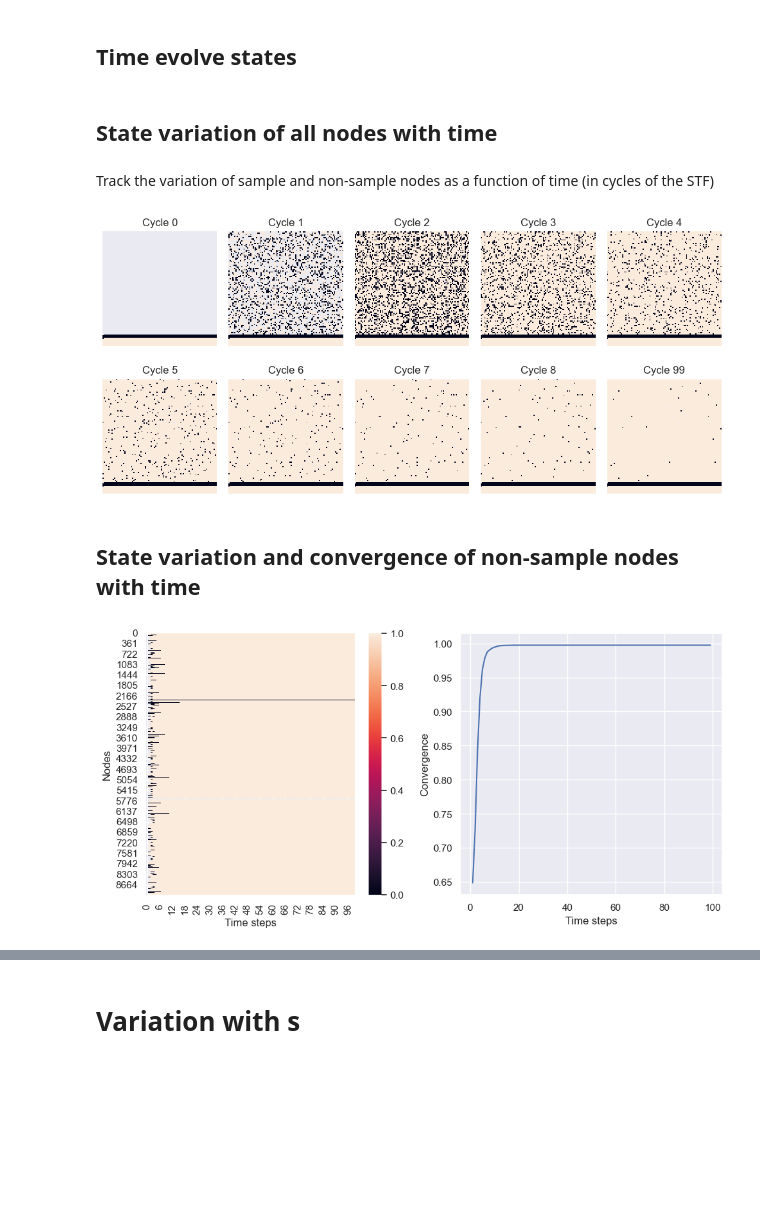
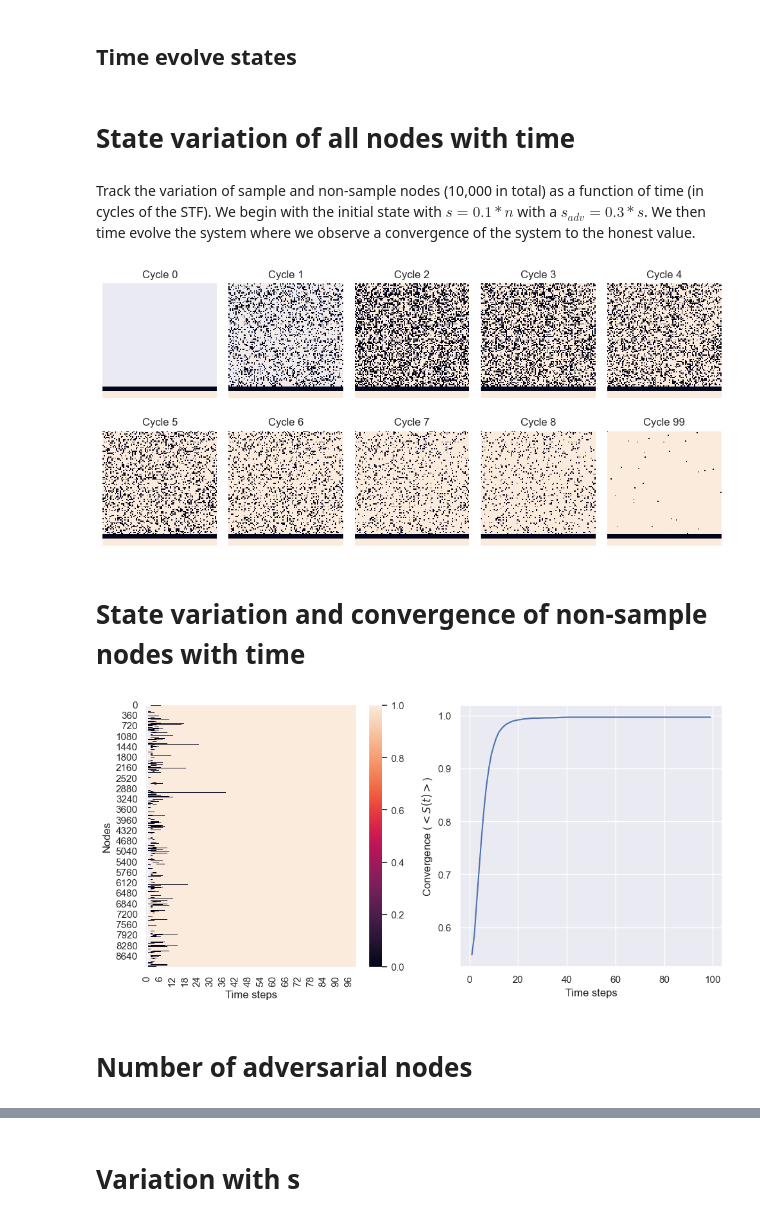
Before and after one commit to dineshpinto/synchronous-gossip-protocol, a Jupyter notebook: synchronous_gossip.ipynb, the cells around one changed output, grey strips where cells are left out. Drawn from its saved outputs; the diff is of its cells as text; code cells hidden in the pictures; blank space fills up the shorter version.

```diff
--- a/synchronous_gossip.ipynb
+++ b/synchronous_gossip.ipynb
@@ -34,8 +56,8 @@ Text(0, 0.5, '$Pr(s_{adv} = k)$')
 # %%
 total_nodes = 10000
 frac_sample = 0.1
-frac_honest_sample = 0.7
-frac_adversarial_sample = 0.3
+frac_adversarial_sample = 0.4
+frac_honest_sample = 1 - frac_adversarial_sample
 
 assert frac_adversarial_sample + frac_honest_sample == 1
 
@@ -78,9 +100,9 @@ states = state_transition_func.iterate_state(time_steps)
 df = pd.DataFrame(states).T
 df = df[df.columns].astype(float)
 # %% [markdown]
-## State variation of all nodes with time
+# State variation of all nodes with time
 # %% [markdown]
-Track the variation of sample and non-sample nodes as a function of time (in cycles of the STF)
+Track the variation of sample and non-sample nodes (10,000 in total) as a function of time (in cycles of the STF). We begin with the initial state with $s = 0.1 * n$ with a $s_{adv} = 0.3 * s$. We then time evolve the system where we observe a convergence of the system to the honest value.
 # %%
 fig, ax = plt.subplots(nrows=2, ncols=5, figsize=(10, 5))
 
@@ -94,19 +116,21 @@ for idx in [*range(9), 99]:
 
 fig.tight_layout()
 # %% [output]
-[figure, old version]
+[figure, new version]
 # %% [markdown]
-## State variation and convergence of non-sample nodes with time
+# State variation and convergence of non-sample nodes with time
 # %%
 fig, (ax, ax1) = plt.subplots(ncols=2, figsize=(10, 5))
 
 sns.heatmap(df[:num_non_sample_nodes - 1], ax=ax)
 ax.set_xlabel("Time steps")
 ax.set_ylabel("Nodes")
 
 sns.lineplot(df[:num_non_sample_nodes - 1].mean(axis=0), ax=ax1)
 ax1.set_xlabel("Time steps")
-ax1.set_ylabel("Convergence")
+ax1.set_ylabel(r"Convergence ($<S(t)>$)")
 fig.tight_layout()
 # %% [output]
-[figure, old version]
+[figure, new version]
+# %% [markdown]
+# Number of adversarial nodes
```
Also changed, not shown: parts of 18 cells of this notebook, 2 other files.
